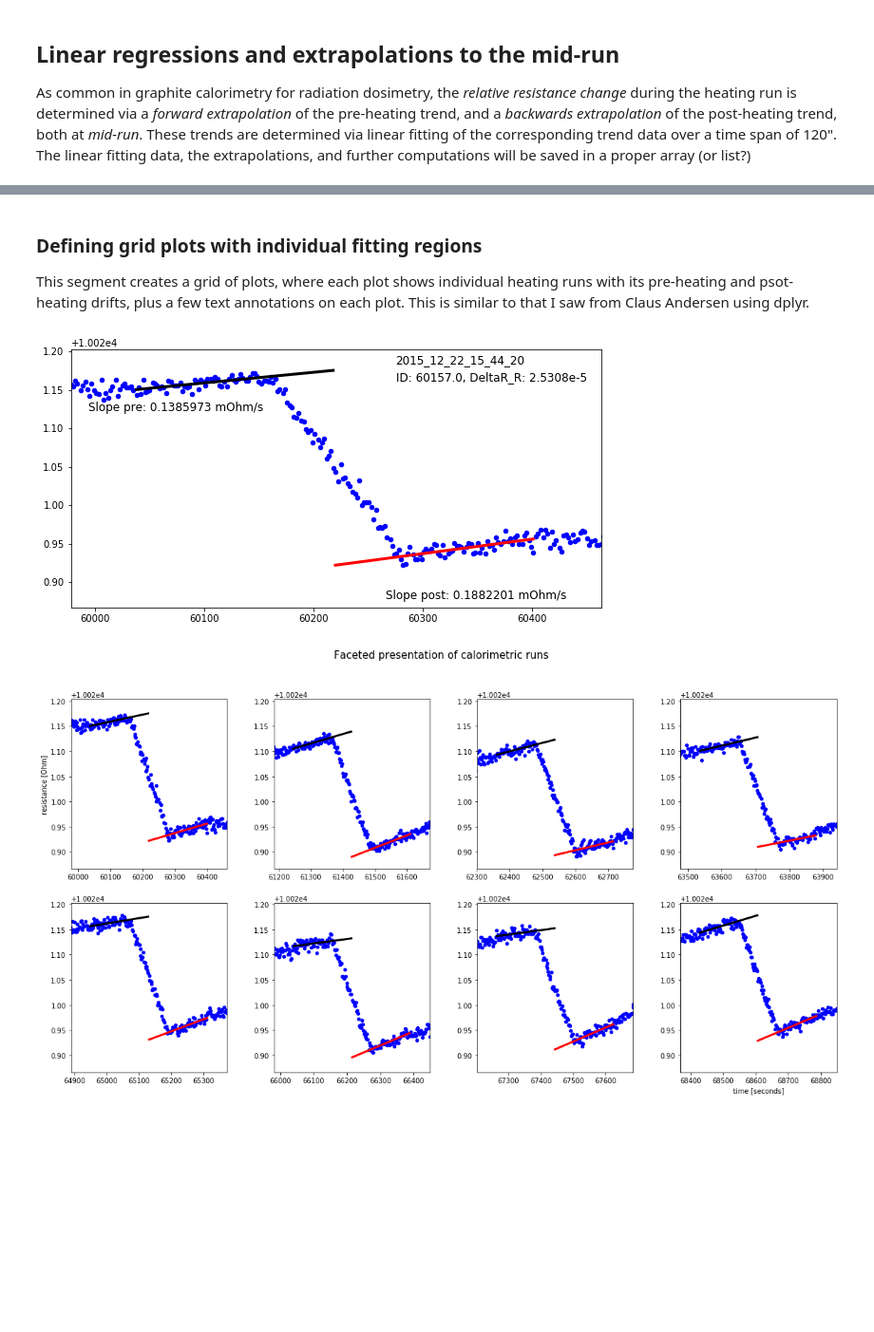
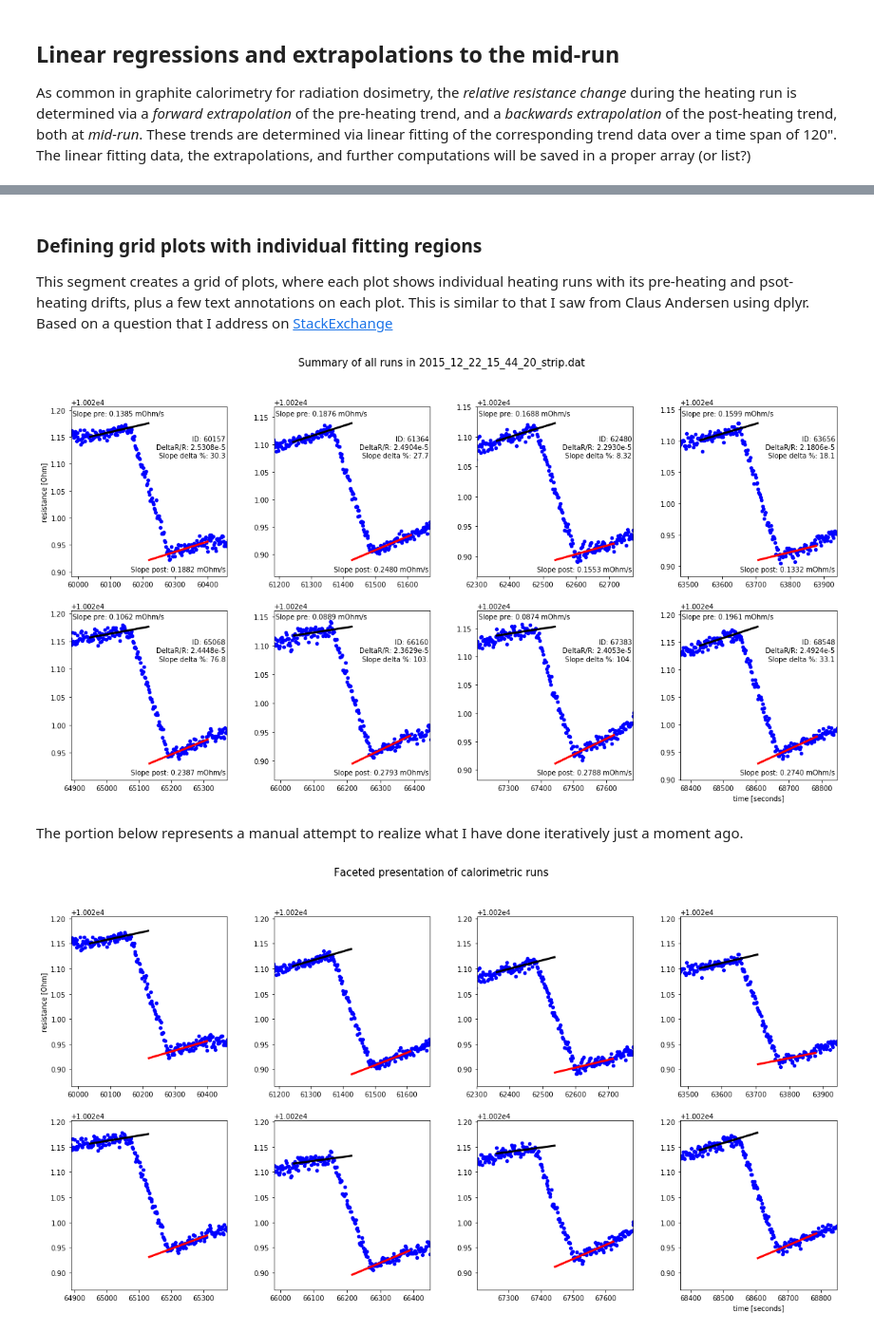
Before and after one commit to massimopinto/CalRadDosimetry, a Jupyter notebook: Core_resistance_analysis.ipynb, the cells around one changed output, grey strips where cells are left out. Shown at 95% size. Cells and saved outputs as stored; diff of their text form; code cells hidden in the pictures; blank space fills up the shorter version.

```diff
--- a/Core_resistance_analysis.ipynb
+++ b/Core_resistance_analysis.ipynb
@@ -338,36 +375,51 @@ pyplt.show()
 # %% [markdown]
 ### Defining grid plots with individual fitting regions
 This segment creates a grid of plots, where each plot shows individual heating runs with its pre-heating and psot-heating drifts, plus a few text annotations on each plot. This is similar to that I saw from Claus Andersen using dplyr.
+Based on a question that I address on [StackExchange](https://stackoverflow.com/questions/49513792/distributing-plots-across-a-grid-of-variable-axes-length-in-python)
-# %%
-%matplotlib inline
-XEDGE = 60
-results_fig = pyplt.figure(figsize=(10,5))
-results_grid = matplotlib.gridspec.GridSpec(1, 1, hspace=0.2, wspace=0.1)
-
-ax1 = results_fig.add_subplot(results_grid[0,0])
-ax1.scatter(time,resistance, marker ='o', s=20, c='blue')
-ax1.plot(time[x1[0]:xmid[0]], line_pre[0], color='black', linewidth=3.0)
-ax1.plot(time[xmid[0]:x4[0]], line_post[0], color='red', linewidth=3.0)
-
-
-xlim1 = time[x1[:]]-XEDGE
-xlim2 = time[x4[:]]+XEDGE
-xrange = time[x4[:]]- time[x1[:]]
-ax1.set_xlim(xlim1[0],xlim2[0])
-
-#ax1.text(xrange*0.8,1.10e4,"R")
-pyplt.figtext(0.6,0.84, '2015_12_22_15_44_20', fontsize=12)
-pyplt.figtext(0.6,0.79,"ID: "+time[x2[0]].astype('str')+", DeltaR_R: "+delta_R_over_R[0].astype('str')[:6]+"e-5", fontsize=12, wrap=True,
-            horizontalalignment='left')
-pyplt.figtext(0.15,0.7,"Slope pre: "+(fit_results_pre[0,0]*1000).astype('str')[:9]+" mOhm/s", fontsize=12, horizontalalignment='left')
-pyplt.figtext(0.85,0.15,"Slope post: "+(fit_results_post[0,0]*1000).astype('str')[:9]+" mOhm/s", fontsize=12, horizontalalignment='right')
-pyplt.savefig(dir_img+"/"+"individual_fits"+".png")
-
-#text(time[x1[0]],1.10e4,'matplotlib')
-#ax1.legend(time[x2[0]].astype('str'),loc="upper right")
-#ax1.set_label(time[x2[0]])
-# %% [output]
-[figure, removed]
+# %%
+# Iteration over the number of linear regressions, to create a corresponding grid of plots
+# Based on a question that I address on StackExchange.
+
+numplots = len(x4) # number of plots to create
+m = 4         # number of columns
+n = int(np.ceil(numplots/4.)) # number of rows
+
+fig, axes = pyplt.subplots(nrows=n,ncols=m)
+fig.subplots_adjust(hspace=0.2, wspace=0.3)
+fig.set_size_inches(20,10)
+fig.suptitle("Summary of all runs in 2015_12_22_15_44_20_strip.dat", fontsize=15)
+
+for xpre, ypre, xpost, ypost, res, ax in zip(line_pre[0], line_pre[1], line_post[0], line_post[1], results.T, axes.flatten()):
+    ax.plot(xpre, ypre, color='black', linewidth=3.0)
+    ax.plot(xpost, ypost, color='red', linewidth=3.0)
+    ax.set_xlim(xpre[0]-XEDGE,xpost[-1]+XEDGE) # a little space on the x sides
+    ax.set_ylim(ypost[0]-(ypre[-1]-ypost[0])*0.12, ypre[-1]+(ypre[-1]-ypost[0])*0.12) # always centered on y axis
+    ax.scatter(time,resistance, marker ='o', s=20, c='blue')
+    pyplt.text(0.99,0.8, "ID: "+res[0].astype(int).astype('str'), transform=ax.transAxes, horizontalalignment='right')
+    pyplt.text(0.99,0.75, "DeltaR/R: "+res[-2].astype('str')[:6]+"e-5", transform=ax.transAxes, horizontalalignment='right')
+    pyplt.text(0.99,0.7, "Slope delta %: "+res[-1].astype('str')[:4], transform=ax.transAxes, horizontalalignment='right')
+    pyplt.text(0.01,0.95, "Slope pre: "+(res[4]*1000).astype('str')[:6]+" mOhm/s", transform=ax.transAxes, horizontalalignment='left')
+    pyplt.text(0.99,0.03, "Slope post: "+(res[7]*1000).astype('str')[:6]+" mOhm/s", transform=ax.transAxes, horizontalalignment='right')
+
+    if ax == axes.flatten()[0]:
+        ax.set_ylabel("resistance [Ohm]")
+    #if ax == axes.flatten()[-1]:
+    #    ax.set_xlabel("time [seconds]")
+
+# optionally, remove empty plots from grid
+if n*m > numplots:
+    for ax in axes.flatten()[numplots:]:
+        ax.remove()
+        ##or
+        #ax.set_visible(False)
+
+axes.flatten()[-1].set_xlabel("time [seconds]")
+
+pyplt.savefig(dir_img+"/"+"faceted_plots"+".png")
+# %% [output]
+[figure, added]
+# %% [markdown]
+The portion below represents a manual attempt to realize what I have done iteratively just a moment ago.
 # %%
 %matplotlib inline
 results_fig = pyplt.figure(figsize=(20,10))
```
Also changed, not shown: parts of 3 cells of this notebook, 9 other files.
